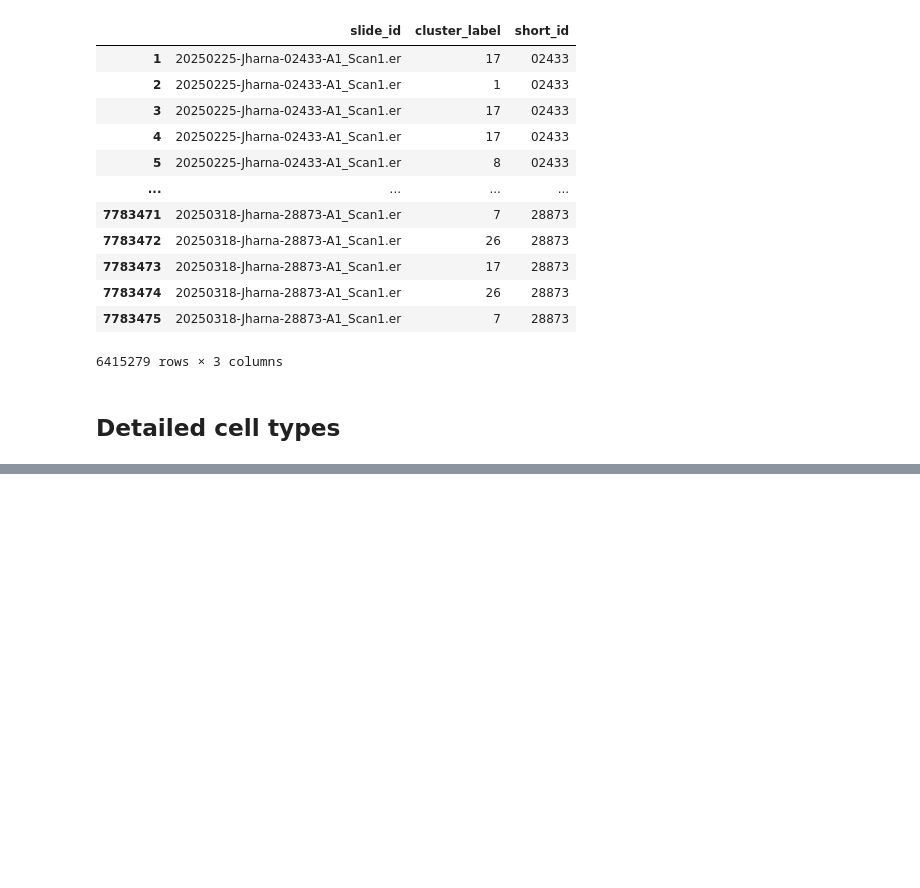
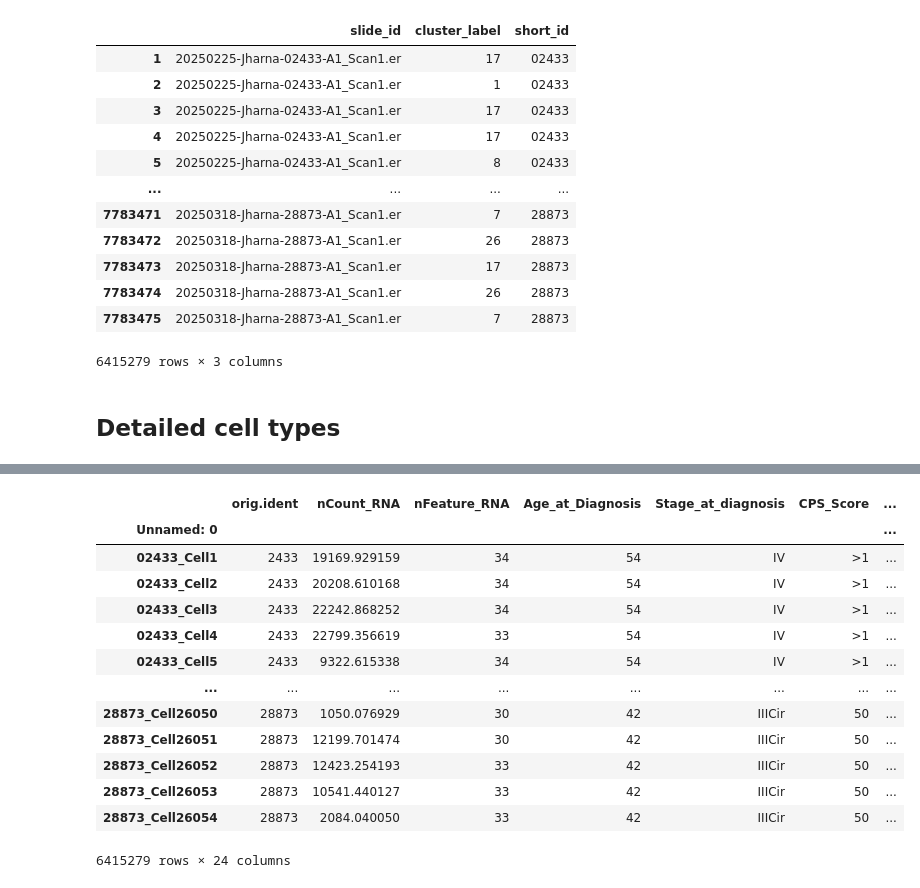
Before and after one commit to FenyoLab/EC_codeximaging, a Jupyter notebook: notebooks/celesta_data_prep_cervical.ipynb, the cells around one changed output, grey strips where cells are left out. Cells and saved outputs as stored; diff of their text form; code cells hidden in the pictures; blank space fills up the shorter version.

```diff
--- a/notebooks/celesta_data_prep_cervical.ipynb
+++ b/notebooks/celesta_data_prep_cervical.ipynb
@@ -494,2 +318,3 @@ Name: count, dtype: int64
 # %%
-#
+import pandas as pd
+metadata = pd.read_csv('/gpfs/data/proteomics/data/Cervical_mIF/output/seurat_objects/Cervical_v5_obj_metadata.csv')
@@ -495,0 +351,4 @@ Name: count, dtype: int64
+# %%
+mask = (metadata["Final.cell.type"] == "Unknown") | (metadata["Final.cell.type"] == "Stromal_Undefined")
+metadata.loc[mask, "Fine.cell.type"] = "Stromal_Undefined_Unknown"
+metadata["Fine.cell.type"].value_counts()
@@ -495,0 +373,18 @@ Name: count, dtype: int64
+# %%
+metadata.set_index("Unnamed: 0", inplace=True)
+metadata
+# %% [output]
+|  | orig.ident | nCount_RNA | nFeature_RNA | Age_at_Diagnosis | Stage_at_diagnosis | CPS_Score | ... |
+| Unnamed: 0 |  |  |  |  |  |  | ... |
+| 02433_Cell1 | 2433 | 19169.929159 | 34 | 54 | IV | >1 | ... |
+| 02433_Cell2 | 2433 | 20208.610168 | 34 | 54 | IV | >1 | ... |
+| 02433_Cell3 | 2433 | 22242.868252 | 34 | 54 | IV | >1 | ... |
+| 02433_Cell4 | 2433 | 22799.356619 | 33 | 54 | IV | >1 | ... |
+| 02433_Cell5 | 2433 | 9322.615338 | 34 | 54 | IV | >1 | ... |
+| ... | ... | ... | ... | ... | ... | ... | ... |
+| 28873_Cell26050 | 28873 | 1050.076929 | 30 | 42 | IIICir | 50 | ... |
+| 28873_Cell26051 | 28873 | 12199.701474 | 30 | 42 | IIICir | 50 | ... |
+| 28873_Cell26052 | 28873 | 12423.254193 | 33 | 42 | IIICir | 50 | ... |
+| 28873_Cell26053 | 28873 | 10541.440127 | 33 | 42 | IIICir | 50 | ... |
+| 28873_Cell26054 | 28873 | 2084.040050 | 33 | 42 | IIICir | 50 | ... |
+6415279 rows × 24 columns
```
Also changed, not shown: parts of 21 cells of this notebook, 4 other files.
